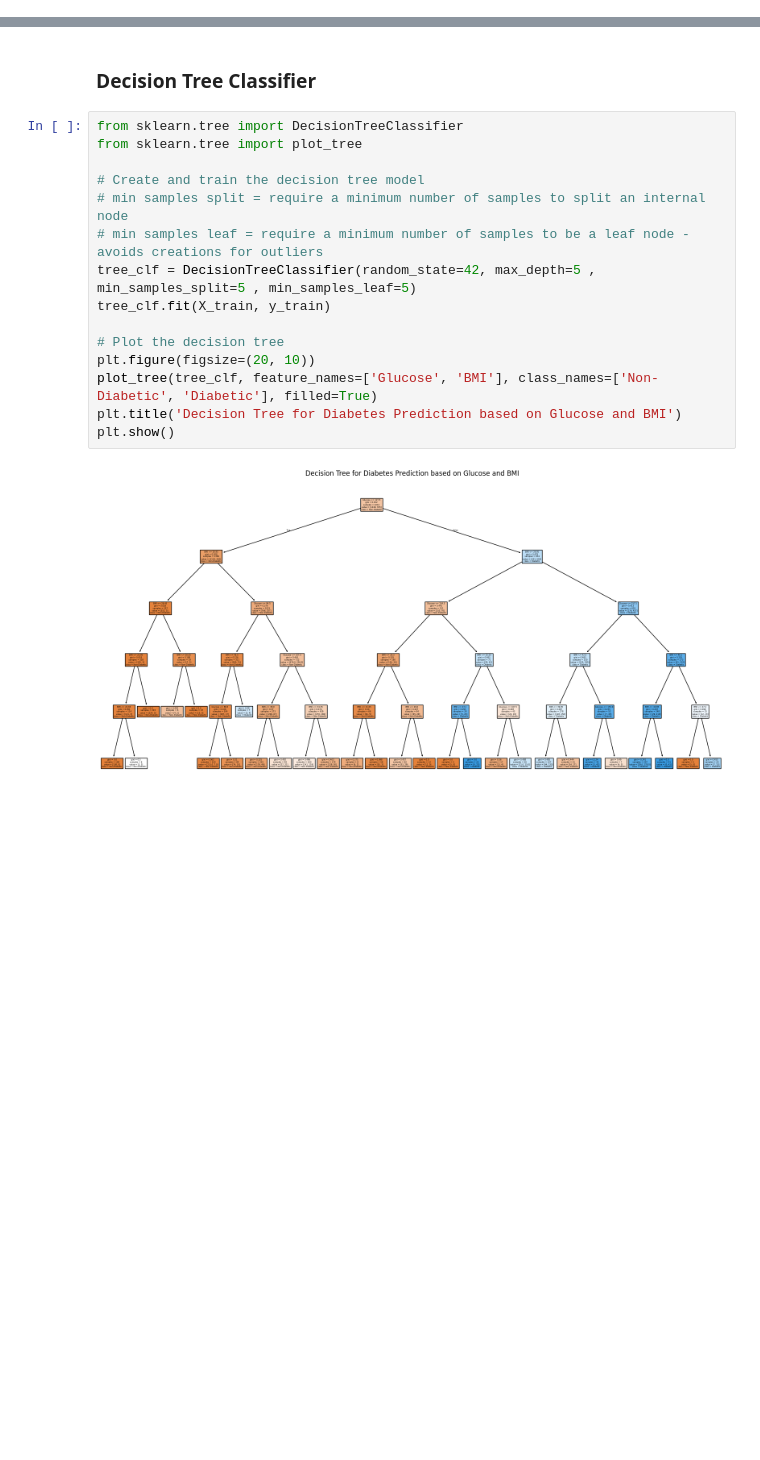
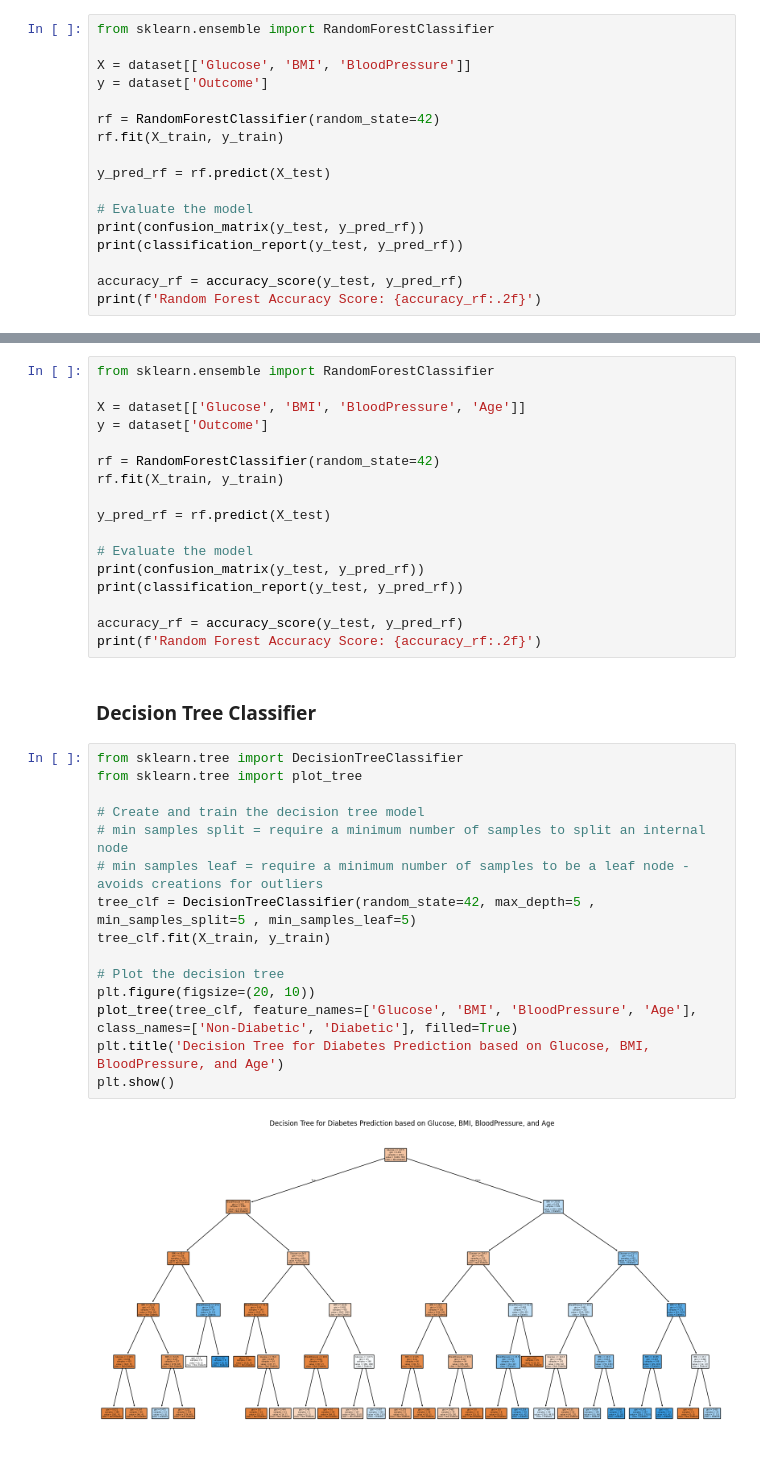
Before and after one commit to MattMW04/Data-Science-Assessment, a Jupyter notebook: Asessment-Data-Usage.ipynb, the cells around one changed output, grey strips where cells are left out. Cells and saved outputs as stored; diff of their text form; blank space fills up the shorter version.

Commit message:
Added random forest to usage, worked on writeup

```diff
--- a/Asessment-Data-Usage.ipynb
+++ b/Asessment-Data-Usage.ipynb
@@ -246,0 +475,17 @@ weighted avg       0.75      0.76      0.75       554
+# %%
+from sklearn.ensemble import RandomForestClassifier
+
+X = dataset[['Glucose', 'BMI', 'BloodPressure']]
+y = dataset['Outcome']
+
+rf = RandomForestClassifier(random_state=42)
+rf.fit(X_train, y_train)
+
+y_pred_rf = rf.predict(X_test)
+
+# Evaluate the model
+print(confusion_matrix(y_test, y_pred_rf))
+print(classification_report(y_test, y_pred_rf))
+
+accuracy_rf = accuracy_score(y_test, y_pred_rf)
+print(f'Random Forest Accuracy Score: {accuracy_rf:.2f}')
@@ -247,19 +505,36 @@ weighted avg       0.75      0.76      0.75       554
+# %%
+from sklearn.ensemble import RandomForestClassifier
+
+X = dataset[['Glucose', 'BMI', 'BloodPressure', 'Age']]
+y = dataset['Outcome']
+
+rf = RandomForestClassifier(random_state=42)
+rf.fit(X_train, y_train)
+
+y_pred_rf = rf.predict(X_test)
+
+# Evaluate the model
+print(confusion_matrix(y_test, y_pred_rf))
+print(classification_report(y_test, y_pred_rf))
+
+accuracy_rf = accuracy_score(y_test, y_pred_rf)
+print(f'Random Forest Accuracy Score: {accuracy_rf:.2f}')
 # %% [markdown]
 ### Decision Tree Classifier
 # %%
 from sklearn.tree import DecisionTreeClassifier
 from sklearn.tree import plot_tree
 
 # Create and train the decision tree model
 # min samples split = require a minimum number of samples to split an internal node
 # min samples leaf = require a minimum number of samples to be a leaf node - avoids creations for outliers
 tree_clf = DecisionTreeClassifier(random_state=42, max_depth=5 , min_samples_split=5 , min_samples_leaf=5)
 tree_clf.fit(X_train, y_train)
 
 # Plot the decision tree
 plt.figure(figsize=(20, 10))
-plot_tree(tree_clf, feature_names=['Glucose', 'BMI'], class_names=['Non-Diabetic', 'Diabetic'], filled=True)
-plt.title('Decision Tree for Diabetes Prediction based on Glucose and BMI')
+plot_tree(tree_clf, feature_names=['Glucose', 'BMI', 'BloodPressure', 'Age'], class_names=['Non-Diabetic', 'Diabetic'], filled=True)
+plt.title('Decision Tree for Diabetes Prediction based on Glucose, BMI, BloodPressure, and Age')
 plt.show()
 # %% [output]
-[figure, old version]
+[figure, new version]
```
Also changed, not shown: parts of 13 cells of this notebook, 5 other files.
